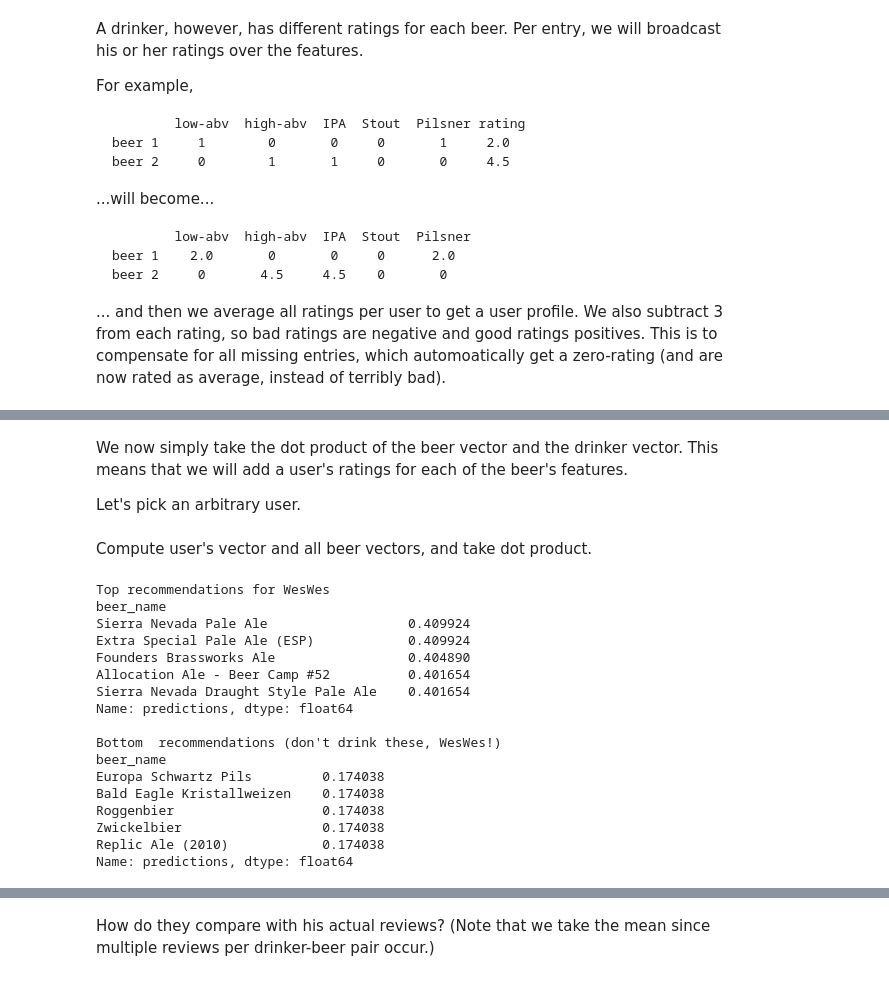
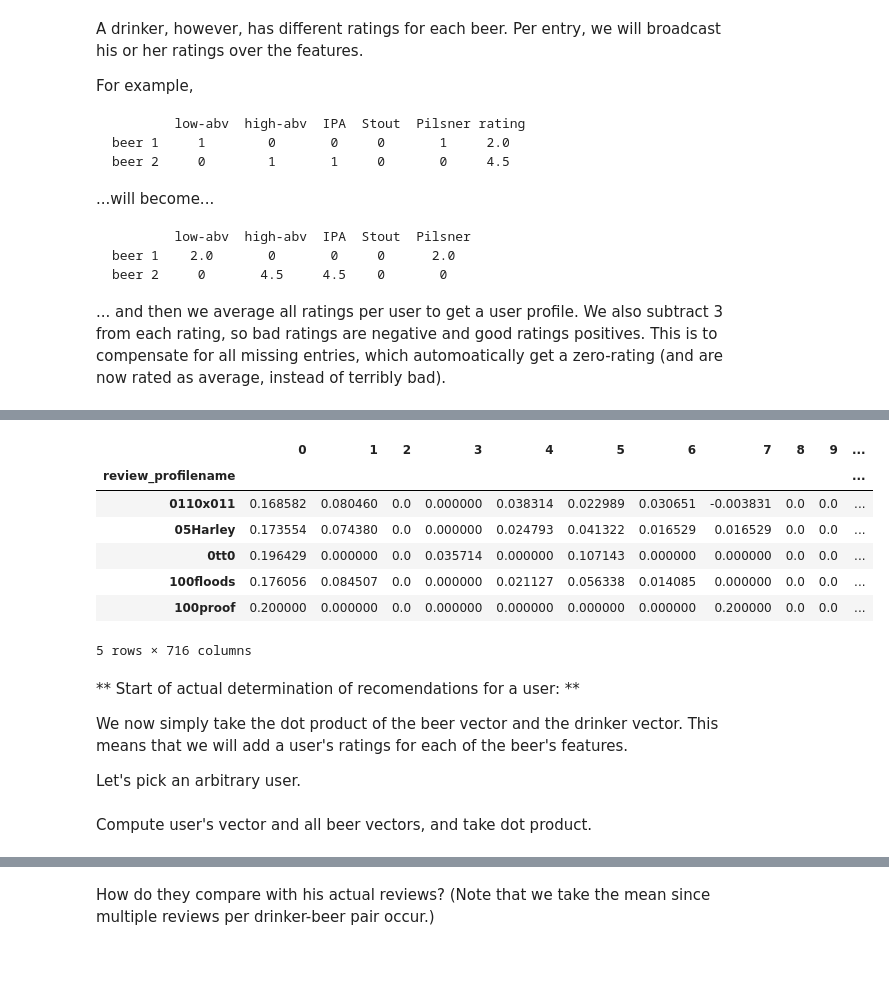
Before and after one commit to sarahpark23/RecommenderSystems, a Jupyter notebook: recommending_beers.ipynb, the cells around one changed output, grey strips where cells are left out. Saved outputs shown, nothing was run; the diff lists cells and outputs as text; code cells hidden in the pictures.

```diff
--- a/recommending_beers.ipynb
+++ b/recommending_beers.ipynb
@@ -412,4 +337,17 @@ reviewer_features.head(2)
+# %%
+reviewer_features.head()
+# %% [output]
+|  | 0 | 1 | 2 | 3 | 4 | 5 | 6 | 7 | 8 | 9 | ... |
+| review_profilename |  |  |  |  |  |  |  |  |  |  | ... |
+| 0110x011 | 0.168582 | 0.080460 | 0.0 | 0.000000 | 0.038314 | 0.022989 | 0.030651 | -0.003831 | 0.0 | 0.0 | ... |
+| 05Harley | 0.173554 | 0.074380 | 0.0 | 0.000000 | 0.024793 | 0.041322 | 0.016529 | 0.016529 | 0.0 | 0.0 | ... |
+| 0tt0 | 0.196429 | 0.000000 | 0.0 | 0.035714 | 0.000000 | 0.107143 | 0.000000 | 0.000000 | 0.0 | 0.0 | ... |
+| 100floods | 0.176056 | 0.084507 | 0.0 | 0.000000 | 0.021127 | 0.056338 | 0.014085 | 0.000000 | 0.0 | 0.0 | ... |
+| 100proof | 0.200000 | 0.000000 | 0.0 | 0.000000 | 0.000000 | 0.000000 | 0.000000 | 0.200000 | 0.0 | 0.0 | ... |
+5 rows × 716 columns
 # %% [markdown]
+** Start of actual determination of recomendations for a user: **
+
 We now simply take the dot product of the beer vector and the drinker vector.  This means that we will add a user's ratings for each of the beer's features.
 
 Let's pick an arbitrary user.
@@ -417,36 +355,3 @@ Let's pick an arbitrary user.
 user = 'WesWes'
 # %% [markdown]
 Compute user's vector and all beer vectors, and take dot product.
-# %%
-v = reviewer_features.loc[user].values
-M = beer_features.values
-pred = M.dot(v)
-
-# Now index this vector with the actual beers, so we can understand the values
-pred = pd.Series(pred, index=beer_features.index, name="predictions") \
-    .sort_values(ascending=False, inplace=False)
-pred_name = pd.Series(pred.values, beer_names[pred.index], name=pred.name)
-
-print "Top recommendations for %s" % user
-print pred_name.head()
-
-print "\nBottom  recommendations (don't drink these, %s!)" % user
-print pred_name.tail()
-# %% [output]
-Top recommendations for WesWes
-beer_name
-Sierra Nevada Pale Ale                  0.409924
-Extra Special Pale Ale (ESP)            0.409924
-Founders Brassworks Ale                 0.404890
-Allocation Ale - Beer Camp #52          0.401654
-Sierra Nevada Draught Style Pale Ale    0.401654
-Name: predictions, dtype: float64
-
-Bottom  recommendations (don't drink these, WesWes!)
-beer_name
-Europa Schwartz Pils         0.174038
-Bald Eagle Kristallweizen    0.174038
-Roggenbier                   0.174038
-Zwickelbier                  0.174038
-Replic Ale (2010)            0.174038
-Name: predictions, dtype: float64
```
Also changed, not shown: parts of 71 cells of this notebook.
